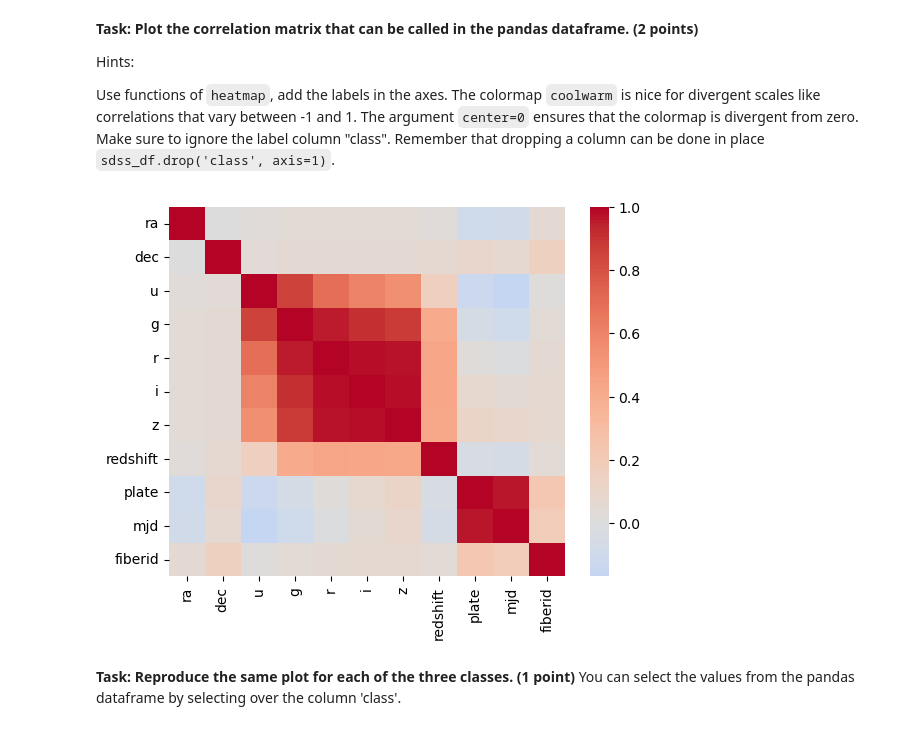
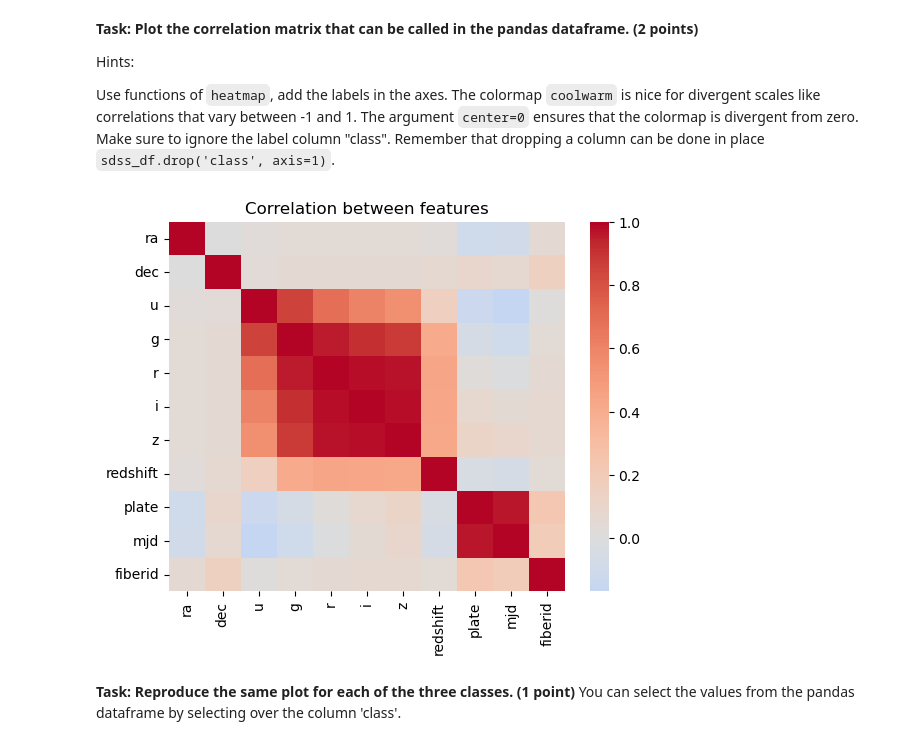
Before and after one commit to UW-ESS-DS/MLGEO2022_AERP, a Jupyter notebook: homework/homework7.ipynb, the cells around one changed output. Cells and saved outputs as stored; diff of their text form; code cells hidden in the pictures.

```diff
--- a/homework/homework7.ipynb
+++ b/homework/homework7.ipynb
@@ -201,10 +222,11 @@ Use functions of ``heatmap``, add the labels in the axes. The colormap ``coolwar
 # %%
 # answer
 correlatedData = data.drop('class', axis=1).corr(method='pearson', numeric_only=True)
 labels=correlatedData.columns.tolist()
-sns.heatmap(correlatedData, cmap='coolwarm', center=0);
+fig=sns.heatmap(correlatedData, cmap='coolwarm', center=0);
+fig.set_title("Correlation between features");
 # %% [output]
-[figure, old version]
+[figure, new version]
 # %% [markdown]
 **Task: Reproduce the same plot for each of the three classes. (1 point)**
 You can select the values from the pandas dataframe by selecting over the column 'class'.
```
Also changed, not shown: parts of 34 cells of this notebook.
